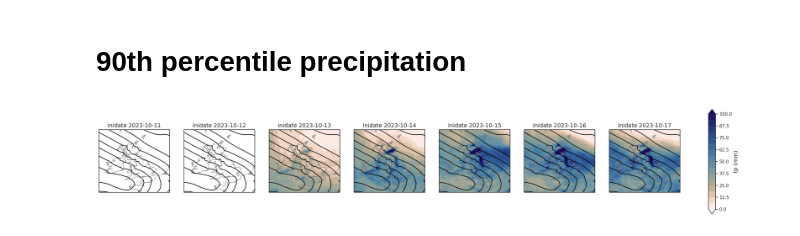
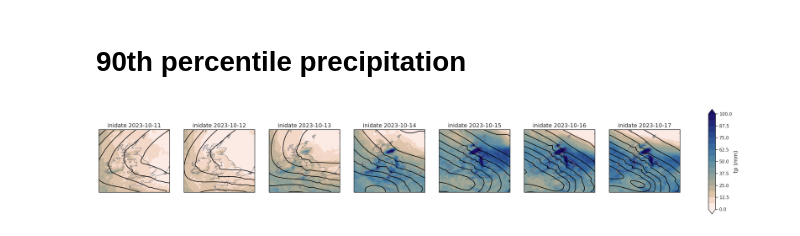
Before and after one commit to shirin-ermis/Storm_Babet, a Jupyter notebook: notebooks/04_predictability.ipynb, the cells around one changed output. Drawn from its saved outputs; the diff is of its cells as text; code cells hidden in the pictures.

Commit message:
added earlier inidates which change temporal resolution, used 06UTC as start of window

```diff
--- a/notebooks/04_predictability.ipynb
+++ b/notebooks/04_predictability.ipynb
@@ -122,3 +92,13 @@ Attributes: (0)
+# %%
+tp_cum = (forecasts.sel(time=slice(starttime, endtime), inidate=slice('2023-10-13', '2023-10-17')).sel(time=endtime).tp-forecasts.sel(time=starttime, inidate=slice('2023-10-13', '2023-10-17')).tp)
+# Add earlier inidates manually because they have different temp. resolution
+eleventh = (forecasts.sel(time=slice(starttime, endtime), inidate='2023-10-11').mean('time')-forecasts.sel(inidate='2023-10-11', time='2023-10-18 06')).tp
+twelth = (forecasts.sel(time=slice(starttime, endtime), inidate='2023-10-12').mean('time')-forecasts.sel(inidate='2023-10-12', time='2023-10-18 06')).tp
+tp_cum = xr.concat([tp_cum, eleventh], dim='inidate')
+tp_cum = xr.concat([tp_cum, twelth], dim='inidate')
+tp_cum = tp_cum.sortby(tp_cum.inidate) # Sort by inidate
+
+era5_tp_cum = hourly2accum(era5.sel(time=slice(starttime, endtime))).sel(time=endtime).tp
 # %% [markdown]
 # Ensemble mean precipitation
 # %%
@@ -156,7 +136,7 @@ ax.add_feature(cfeature.COASTLINE.with_scale('50m'), color = 'grey')
 
 # data for plotting
 tp_vals = era5_tp_cum.values
-p_vals = forecasts.msl.sel(inidate='2023-10-15', time=starttime).mean('number').squeeze().values/100
+p_vals = era5.msl.sel(time=starttime).squeeze().values/100
 
 # tp as shading
 clevs_tp = np.linspace(tp_min, tp_max, 17)
@@ -187,23 +167,26 @@ projection = ccrs.PlateCarree()
 longitude =forecasts.longitude.values
 latitude = forecasts.latitude.values
 fig = plt.figure(2, figsize=(30, 5))
-
+inidates = ['2023-10-11', '2023-10-12', '2023-10-13', '2023-10-14', '2023-10-15', '2023-10-16', '2023-10-17']
 # Map -----------------
-for i, inidate in enumerate(forecasts.inidate.values):
+for i, inidate in enumerate(inidates):
     ax = plt.subplot(1,8,1+i, projection = projection)
     ax.set_extent([lon_min, lon_max, lat_min, lat_max], projection)
     ax.add_feature(cfeature.COASTLINE.with_scale('50m'), color = 'grey')
 
     # data for plotting
     tp_vals = tp_cum.sel(inidate=inidate).mean('number').squeeze().values*1000
-    p_vals = forecasts.msl.sel(inidate=inidate, time=starttime).mean('number').squeeze().values/100
+    if inidate in ['2023-10-12', '2023-10-11']:
+        p_vals = forecasts.msl.sel(inidate=inidate, time='2023-10-18 06').mean('number').squeeze().values/100
+    else:
+        p_vals = forecasts.msl.sel(inidate=inidate, time=starttime).mean('number').squeeze().values/100
 
     # tp as shading
     clevs_tp = np.linspace(tp_min, tp_max, 17)
     cf = ax.contourf(longitude, latitude, tp_vals, clevs_tp, cmap=cm.lapaz_r,
                     transform=projection,
                     extend='both')
-    plt.title('inidate '+inidate.astype(str)[:10], fontsize=fs)
+    plt.title('inidate '+inidate, fontsize=fs)
 
     # isobars as contours
     clevs_p = np.linspace(p_min, p_max, 17)
@@ -229,36 +221,40 @@ projection = ccrs.PlateCarree()
 longitude =forecasts.longitude.values
 latitude = forecasts.latitude.values
 fig = plt.figure(2, figsize=(30, 5))
+inidates = ['2023-10-11', '2023-10-12', '2023-10-13', '2023-10-14', '2023-10-15', '2023-10-16', '2023-10-17']
 
 # Map -----------------
-for i, inidate in enumerate(forecasts.inidate.values):
+for i, inidate in enumerate(inidates):
     ax = plt.subplot(1,8,1+i, projection = projection)
     ax.set_extent([lon_min, lon_max, lat_min, lat_max], projection)
     ax.add_feature(cfeature.COASTLINE.with_scale('50m'), color = 'grey')
 
     # data for plotting
     tp_vals = tp_cum.sel(inidate=inidate).quantile(0.9,dim='number').squeeze().values*1000
-    p_vals = forecasts.msl.sel(inidate='2023-10-15', time=starttime).mean('number').values/100
+    if inidate in ['2023-10-12', '2023-10-11']:
+        p_vals = forecasts.msl.sel(inidate=inidate, time='2023-10-18 06').mean('number').squeeze().values/100
+    else:
+        p_vals = forecasts.msl.sel(inidate=inidate, time=starttime).mean('number').squeeze().values/100
 
     # tp as shading
     clevs_tp = np.linspace(tp_min, tp_max, 17)
     cf = ax.contourf(longitude, latitude, tp_vals, clevs_tp, cmap=cm.lapaz_r,
                     transform=projection,
                     extend='both')
-    plt.title('inidate '+inidate.astype(str)[:10], fontsize=fs)
+    plt.title('inidate '+inidate, fontsize=fs)
 
     # isobars as contours
     clevs_p = np.linspace(p_min, p_max, 17)
     cs = ax.contour(longitude, latitude, p_vals, clevs_p, colors='black',
                     transform=projection)
     # plt.clabel(cs, fmt='%d')
 
 # Other figure settings -----------------
 ax = plt.subplot(1,8,8)
 ax.axis('off')  # removes subplot frame
 cax = ax.inset_axes([0.2, 0.02, 0.1, 0.95])  # creates inset, [x0,y0, width, height]
 cbar = fig.colorbar(cf, cax=cax, label='tp (mm)', extend = 'max', shrink=0.8)
 cbar.set_label(label='tp (mm)', size=fs)
 cbar.ax.tick_params(labelsize=fs-3)
 # %% [output]
-[figure, old version]
+[figure, new version]
```
Also changed, not shown: parts of 4 cells of this notebook.
